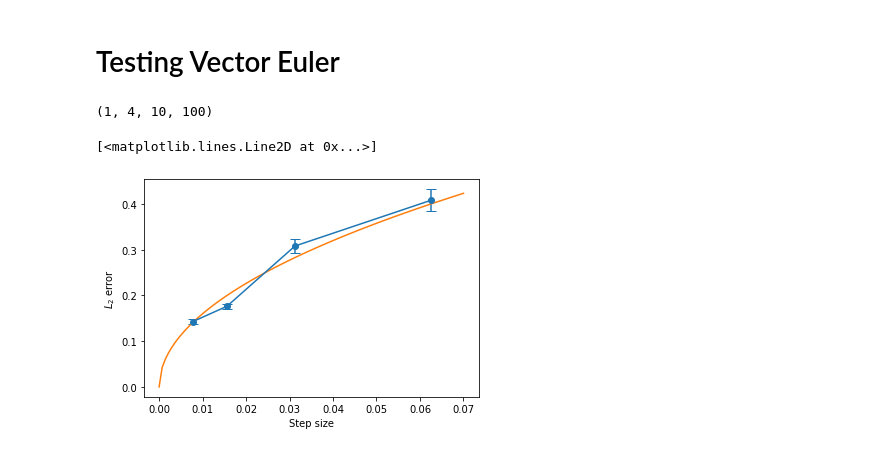
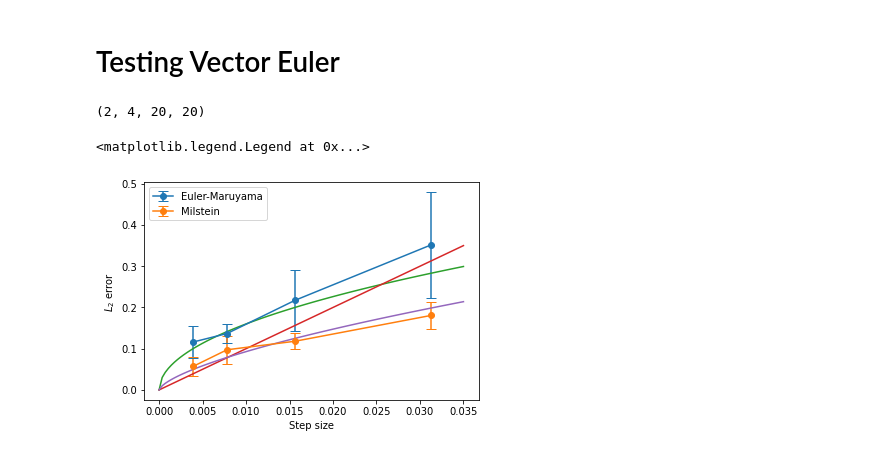
Before and after one commit to RadostW/stochastic, a Jupyter notebook: benchmark_vectors.ipynb, the cells around one changed output. Drawn from its saved outputs; the diff is of its cells as text; code cells hidden in the pictures.

Commit message:
Test milstein. WIP.

```diff
--- a/benchmark_vectors.ipynb
+++ b/benchmark_vectors.ipynb
@@ -24,12 +24,12 @@ problem = pychastic.sde_problem.VectorSDEProblem(
 
 solvers = [
   pychastic.sde_solver.VectorSDESolver(scheme='euler'),
-  #SDESolver(adaptive=False, scheme='milstein'),
+  pychastic.sde_solver.VectorSDESolver(scheme='milstein'),
 ]
 
-dts = [2**-4, 2**-5, 2**-6, 2**-7]
-n_rows = 10
-n_wieners_per_cell = 100
+dts = [2**-5, 2**-6, 2**-7, 2**-8]
+n_rows = 20
+n_wieners_per_cell = 20
 
 results = np.zeros((len(solvers), len(dts), n_rows, n_wieners_per_cell), dtype=dict)  # solver x dt x wiener
 
@@ -54,16 +54,28 @@ def f(sol):
 errors = np.array([f(x) for x in results_flat]).reshape(s)
 errors.shape
 # %% [output]
-(1, 4, 10, 100)
+(2, 4, 20, 20)
 # %%
 table_euler = errors[0].mean(axis=-1).T
 mu_euler = table_euler.mean(axis=0)
 sd_euler = table_euler.std(axis=0)/np.sqrt(n_wieners_per_cell)
-mu_pred = [1.6*x**(1/2) for x in jnp.linspace(0.0,0.07,100)]
-plt.errorbar(dts, mu_euler, 2*sd_euler, capsize=5, marker='o')
+
+table_milstein = errors[1].mean(axis=-1).T
+mu_milstein = table_milstein.mean(axis=0)
+sd_milstein = table_milstein.std(axis=0)/np.sqrt(n_wieners_per_cell)
+
+lsp = jnp.linspace(0.0,0.035,100)
+mu_pred_euler = [1.6*x**(1/2) for x in lsp]
+mu_pred_milstein = [10*x for x in lsp]
+mu_pred_milstein_wolfram = [2*x**(2/3) for x in lsp]
+plt.errorbar(dts, mu_euler, 2*sd_euler, capsize=5, marker='o', label='Euler-Maruyama')
+plt.errorbar(dts, mu_milstein, 2*sd_milstein, capsize=5, marker='o', label='Milstein')
 plt.xlabel('Step size')
 plt.ylabel('$L_2$ error')
-plt.plot(jnp.linspace(0,0.07,100), mu_pred)
+plt.plot(lsp, mu_pred_euler)
+plt.plot(lsp, mu_pred_milstein)
+plt.plot(lsp, mu_pred_milstein_wolfram)
+plt.legend()
 # %% [output]
-[<matplotlib.lines.Line2D at 0x...>]
+<matplotlib.legend.Legend at 0x...>
-[figure, old version]
+[figure, new version]
```
